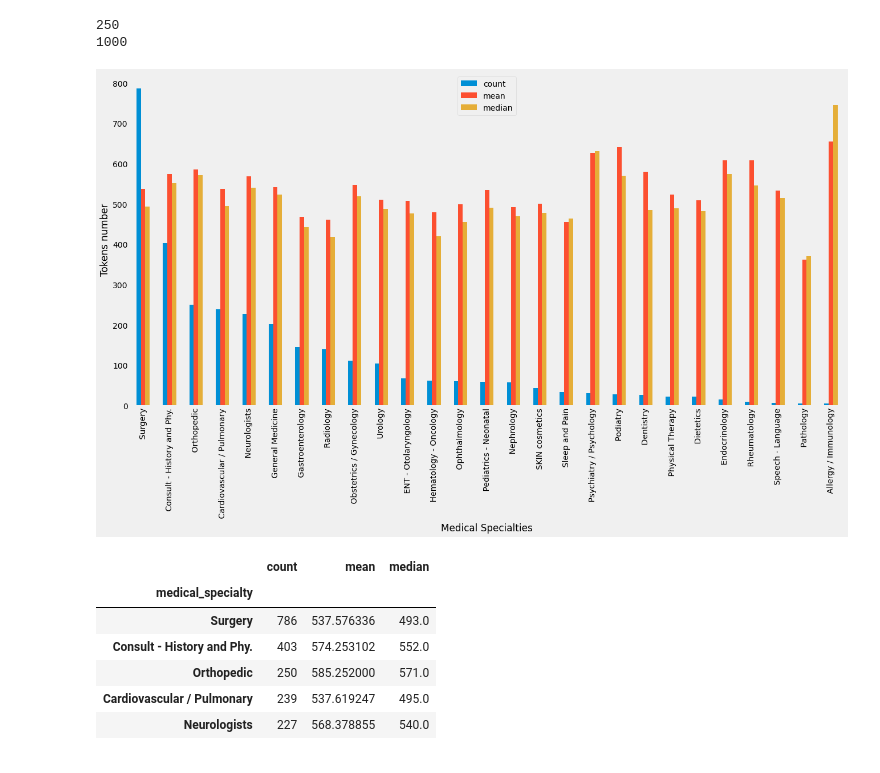
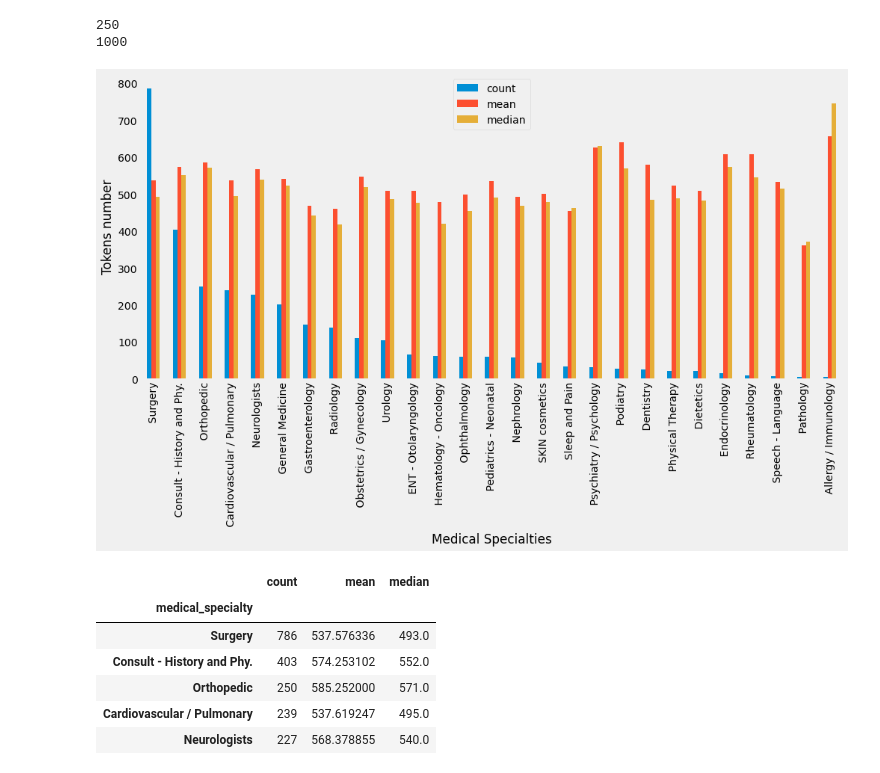
Before and after one commit to AliceSartori/NLP_AND_Clinical-Notes, a Jupyter notebook: First_snapshot.ipynb, the cells around one changed output. Saved outputs shown, nothing was run; the diff lists cells and outputs as text; code cells hidden in the pictures.

Commit message:
added some graphs

```diff
--- a/First_snapshot.ipynb
+++ b/First_snapshot.ipynb
@@ -625,15 +624,15 @@ print(data['tokens'].max())
 1000
 # %%
 # Cleaned snapshot
-data.groupby('medical_specialty')['tokens'].agg(['count', 'mean', 'median']).sort_values(by='count',ascending = False).plot(kind='bar', figsize=(20,10))
+data.groupby('medical_specialty')['tokens'].agg(['count', 'mean', 'median']).sort_values(by='count',ascending = False).plot(kind='bar', figsize=(15,7))
 plt.ylabel("Tokens number" )
 plt.xlabel("Medical Specialties")
 plt.grid()
 plt.xticks(rotation = 90)
 plt.legend(fancybox= True)
 plt.savefig('plots/Corpus_view_with_tokens_number_WITHOUTREDUCTION.png')
 # %% [output]
-[figure, old version]
+[figure, new version]
 # %%
 data.groupby('medical_specialty')['tokens'].agg(['count', 'mean', 'median']).sort_values(by='count',ascending = False)
 # %% [output]
```
Also changed, not shown: parts of 3 cells of this notebook, 6 other files.
